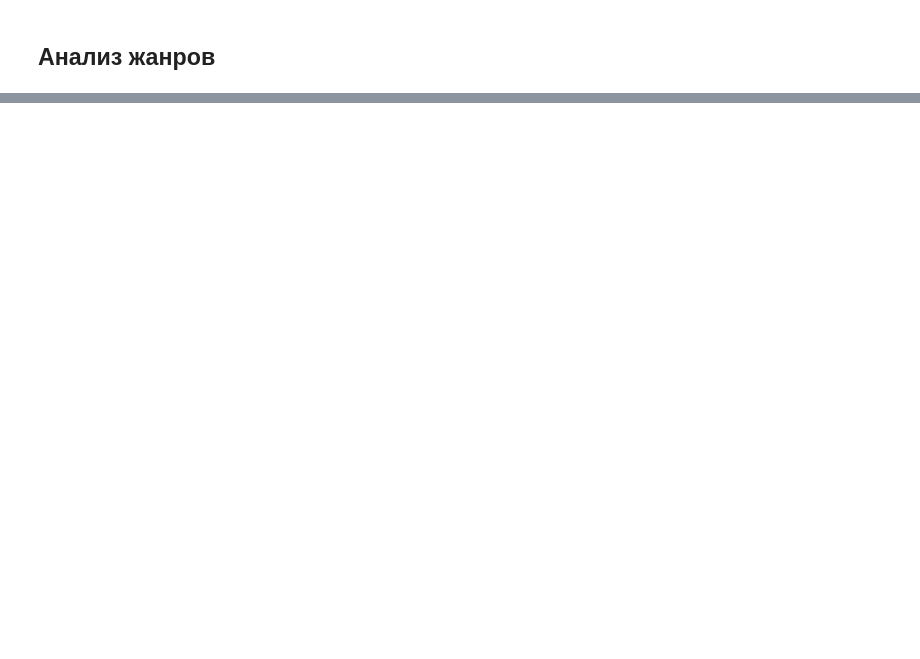
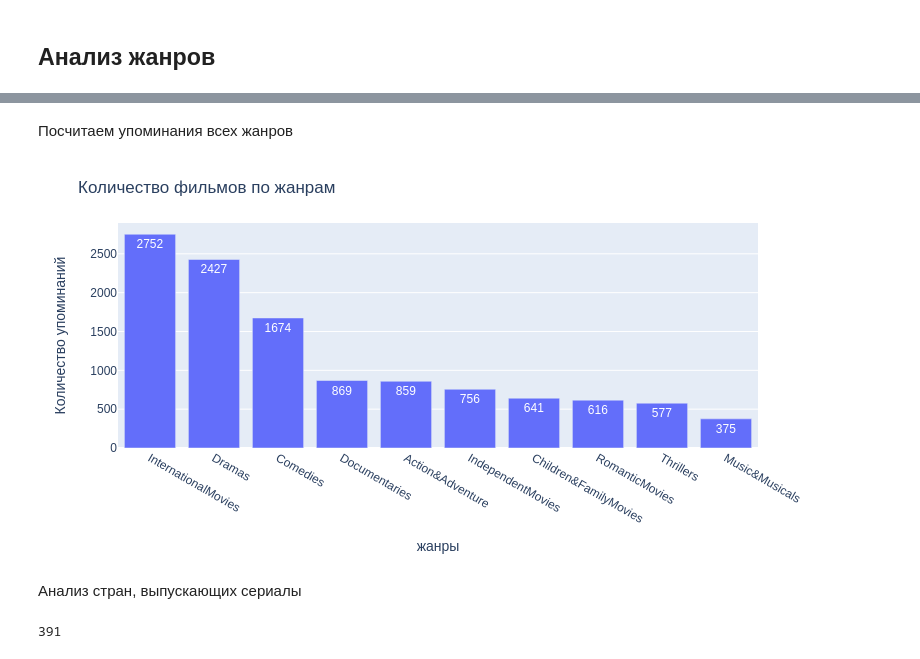
Before and after one commit to ArtemKarDev/Kaggle, a Jupyter notebook: EDA_Netflix_Kaggle.ipynb, the cells around one changed output, grey strips where cells are left out. Drawn from its saved outputs; the diff is of its cells as text; code cells hidden in the pictures; blank space fills up the shorter version.

```diff
--- a/EDA_Netflix_Kaggle.ipynb
+++ b/EDA_Netflix_Kaggle.ipynb
@@ -409,0 +437,14 @@ fig.show('png')
+# %% [markdown]
+Посчитаем упоминания всех жанров
+# %%
+genres = get_counts(list(netflix_movie['listed_in']))[:10]
+# %%
+get_graph_counts(genres, "Количество фильмов по жанрам", "жанры", "Количество упоминаний")
+# %% [output]
+[figure, added]
+# %% [markdown]
+Анализ стран, выпускающих сериалы
+# %%
+netflix_shows['country'].isna().sum()
+# %% [output]
+391
```
Also changed, not shown: parts of 24 cells of this notebook.
